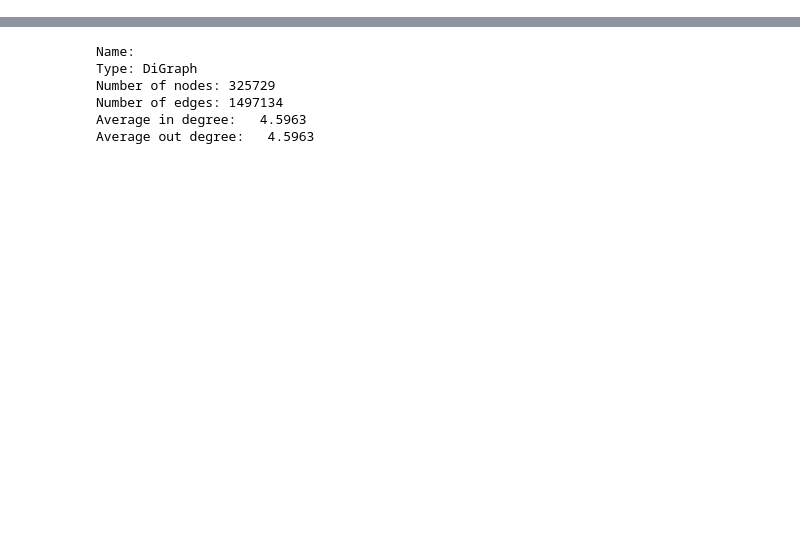
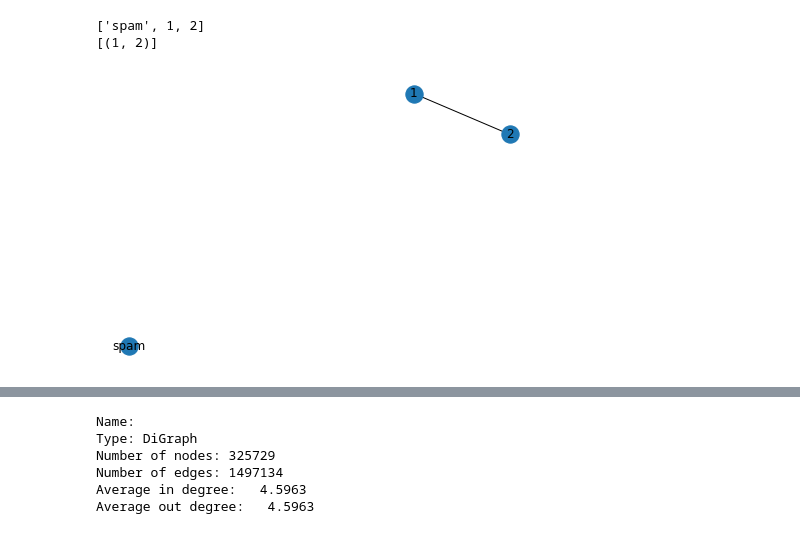
Before and after one commit to njuzh/networkx, a Jupyter notebook: main.ipynb, the cells around one changed output, grey strips where cells are left out. Drawn from its saved outputs; the diff is of its cells as text; code cells hidden in the pictures; blank space fills up the shorter version.

```diff
--- a/main.ipynb
+++ b/main.ipynb
@@ -16,3 +14,20 @@
 import networkx as nx
 import matplotlib.cm as cm
 import matplotlib.pyplot as plt
+# %%
+G=nx.Graph() # G = nx.DiGraph() # 有向网络
+# 添加（孤立）节点
+G.add_node("spam")
+# 添加节点和链接
+G.add_edge(1,2)
+
+print(G.nodes())
+
+print(G.edges())
+# %% [output]
+['spam', 1, 2]
+[(1, 2)]
+# %%
+nx.draw(G, with_labels = True)
+# %% [output]
+[figure, added]
```
Also changed, not shown: parts of 61 cells of this notebook.
